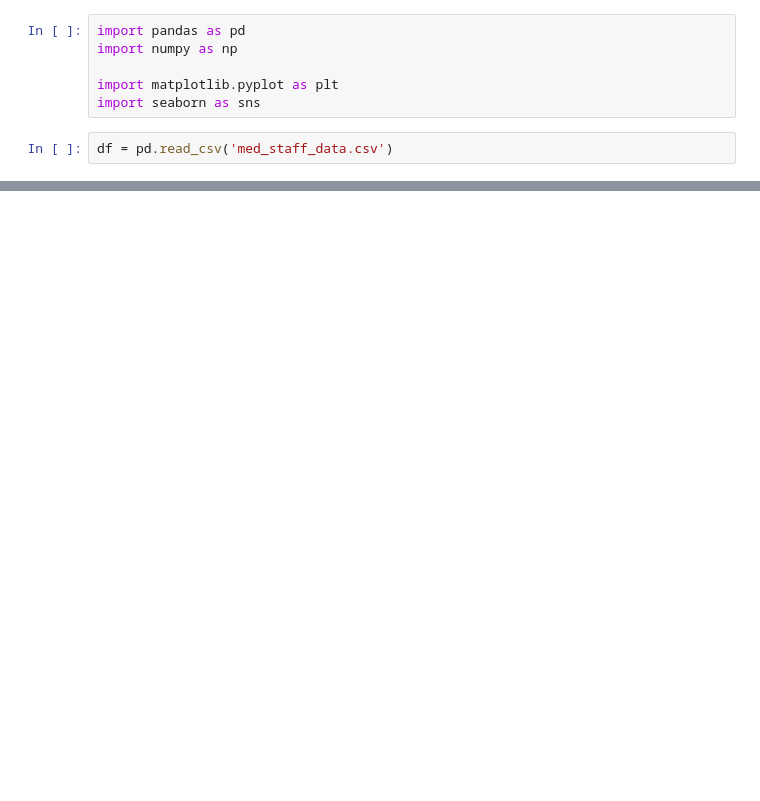
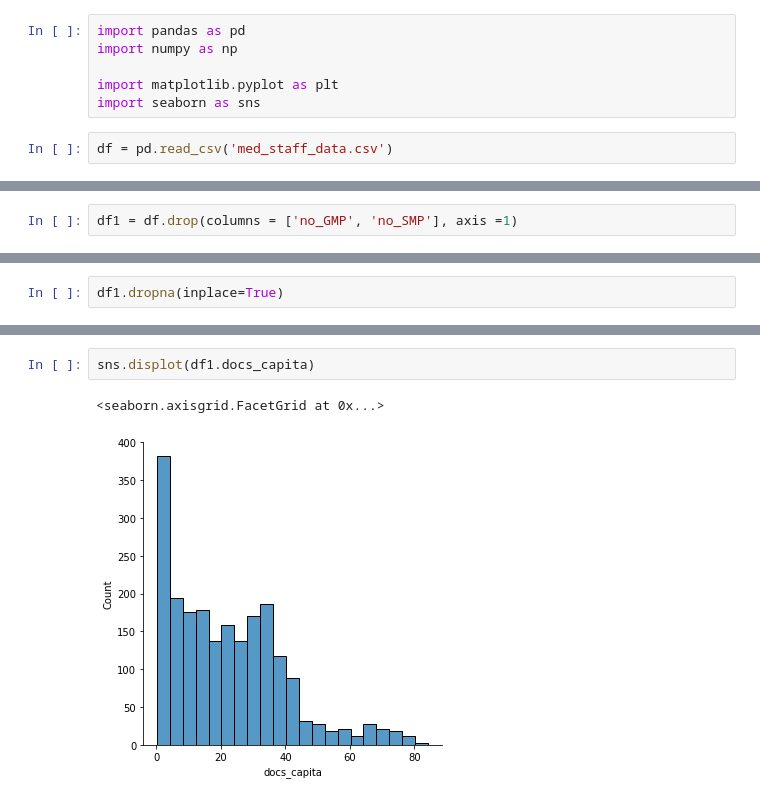
Before and after one commit to ozbunae/med_staff_data, a Jupyter notebook: World Wide Medical Staff.ipynb, the cells around one changed output, grey strips where cells are left out. Drawn from its saved outputs; the diff is of its cells as text; blank space fills up the shorter version.

```diff
--- a/World Wide Medical Staff.ipynb
+++ b/World Wide Medical Staff.ipynb
@@ -51,0 +79,2 @@ sns.barplot(data=df, x='Country', y='Medical doctors (per 10 000 population)')
+# %%
+df1 = df.drop(columns = ['no_GMP', 'no_SMP'], axis =1)
@@ -51,0 +90,2 @@ sns.barplot(data=df, x='Country', y='Medical doctors (per 10 000 population)')
+# %%
+df1.dropna(inplace=True)
@@ -51,0 +105,5 @@ sns.barplot(data=df, x='Country', y='Medical doctors (per 10 000 population)')
+# %%
+sns.displot(df1.docs_capita)
+# %% [output]
+<seaborn.axisgrid.FacetGrid at 0x...>
+[figure, added]
```
Also changed, not shown: parts of 15 cells of this notebook.
